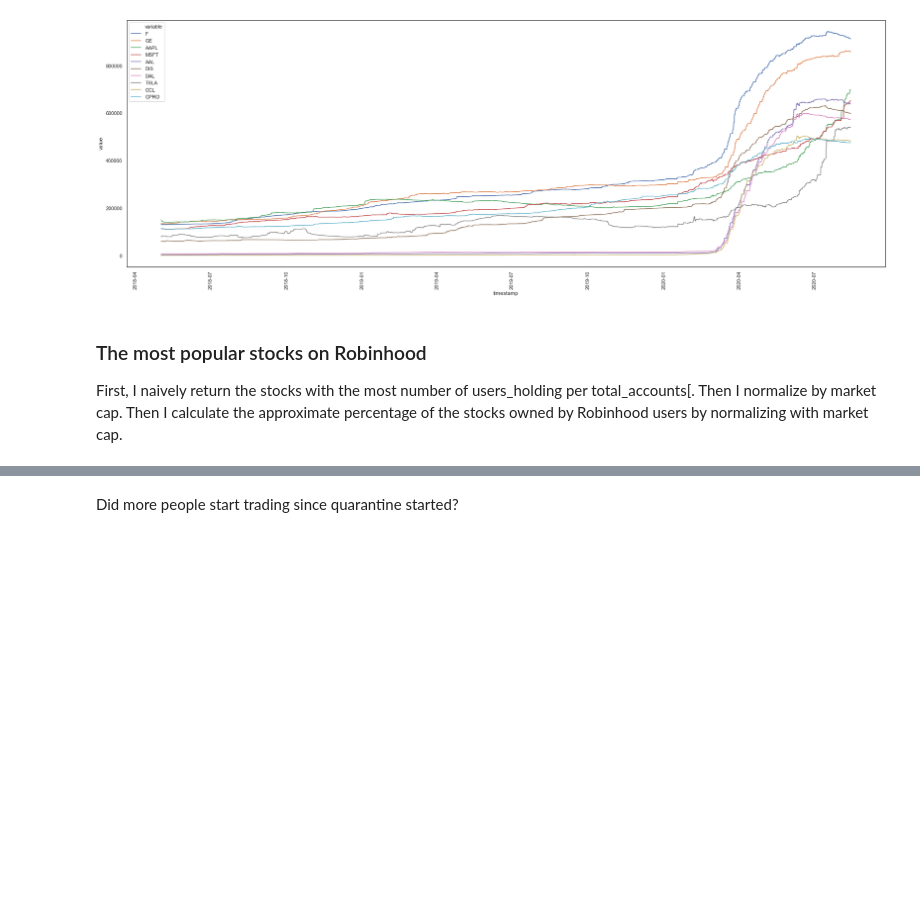
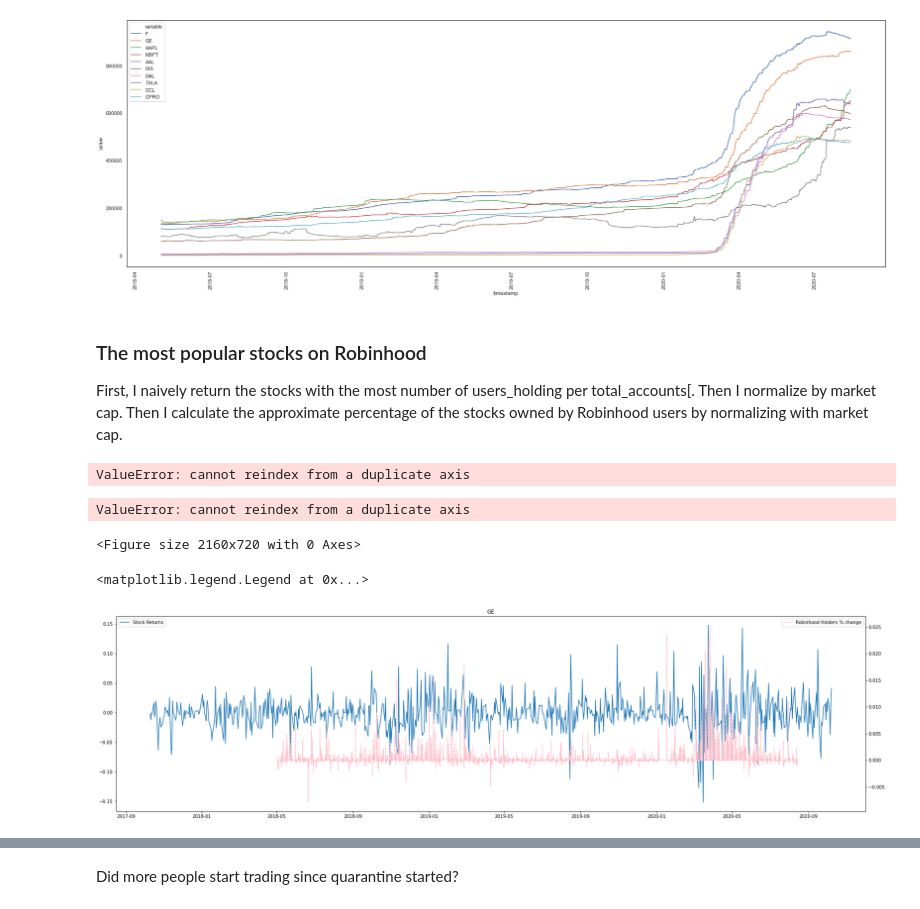
Before and after one commit to DS4A-mathemagicians/robintrack, a Jupyter notebook: robintrack analysis.ipynb, the cells around one changed output, grey strips where cells are left out. Cells and saved outputs as stored; diff of their text form; code cells hidden in the pictures; blank space fills up the shorter version.

```diff
--- a/robintrack analysis.ipynb
+++ b/robintrack analysis.ipynb
@@ -137,3 +140,5 @@ Problem: No data on the position size per stock per account
 I will assume that an average Robinhood account is valued at $\$5000$ and has 5 stocks with uniform weights. This implies that each user holds equity of $\$1000$ per stock.
 # %% [markdown]
 Biggest growth in the account num
+# %%
+user_df = pd.read_csv('/Users/annieouyang/Downloads/clean_user_data.csv',parse_dates=[0],index_col=[0])
@@ -441,5 +467,15 @@ plt.savefig("figures/top_10_robintrack.png")
 ### The most popular stocks on Robinhood
 First, I naively return the stocks with the most number of users_holding per total_accounts[. Then I normalize by market cap.
 Then I calculate the approximate percentage of the stocks owned by Robinhood users by normalizing with market cap.
+# %%
+user_df[top_ticker_list]/user_df.sum(axis=1)
+# %% [output]
+ValueError: cannot reindex from a duplicate axis
 # %%
 # overlay this with stock price + overall volumme + option trading volume + and wsb mentions of tesla
+plt.figure(figsize = (30, 10))
+top_ticker_list = ['F', 'GE', 'AAPL', 'MSFT', 'AAL', 'DIS', 'DAL', 'TSLA', 'CCL', 'GPRO']
+plt.plot(user_df[top_ticker_list]/user_df.sum(axis=1))
+# %% [output]
+ValueError: cannot reindex from a duplicate axis
+<Figure size 2160x720 with 0 Axes>
@@ -447,0 +482,15 @@ Then I calculate the approximate percentage of the stocks owned by Robinhood use
+# %%
+### characterize growth with lag difference
+ticker = 'GE'
+stock = yf.Ticker(ticker).history(period = "3y")
+plt.figure(figsize = (30, 8))
+ax1 = plt.subplot(title=ticker)
+ax2 = ax1.twinx()
+
+ax2.plot(user_df[ticker].pct_change(),color = 'pink', linestyle = 'dashed')
+ax1.plot(stock['Close'].pct_change())
+ax2.legend(['Robinhood Holders % change'])
+ax1.legend(['Stock Returns'],loc=2)
+# %% [output]
+<matplotlib.legend.Legend at 0x...>
+[figure, added]
```
Also changed, not shown: parts of 11 cells of this notebook.
